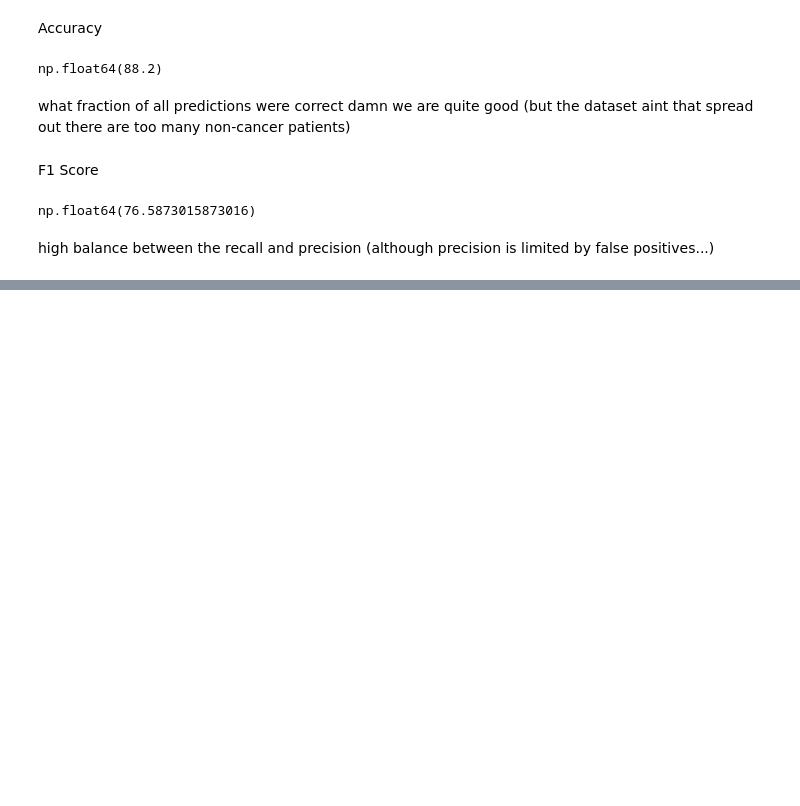
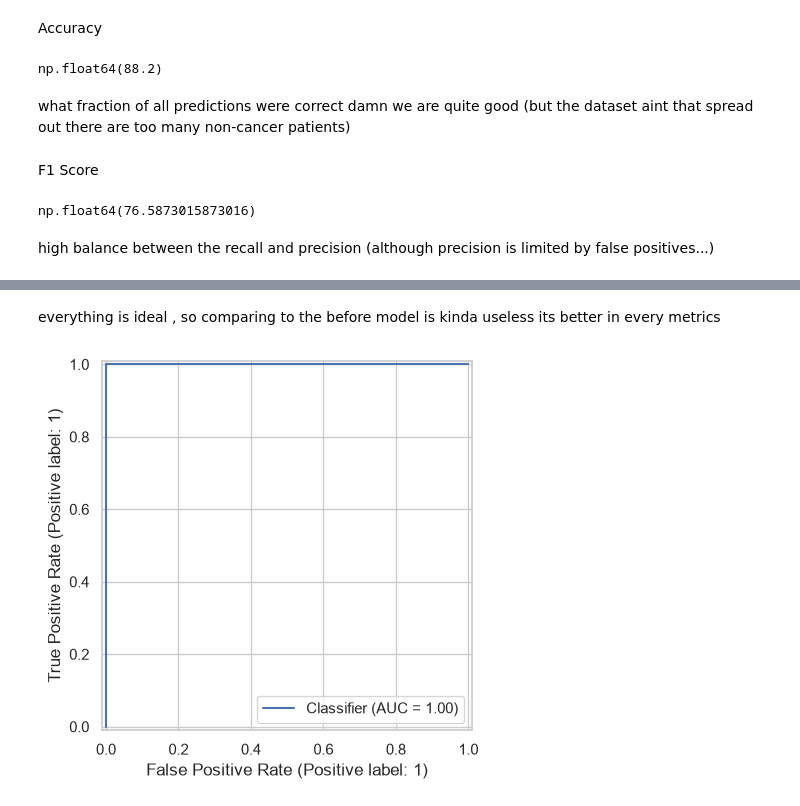
Before and after one commit to DanShaul/cv-part2-cancer, a Jupyter notebook: exercise_sol.ipynb, the cells around one changed output, grey strips where cells are left out. Drawn from its saved outputs; the diff is of its cells as text; code cells hidden in the pictures; blank space fills up the shorter version.

```diff
--- a/exercise_sol.ipynb
+++ b/exercise_sol.ipynb
@@ -170,0 +469,15 @@ high balance between the recall and precision (although precision is limited by
+# %% [markdown]
+everything is ideal , so comparing to the before model is
+kinda useless its better in every metrics
+# %%
+from sklearn.metrics import RocCurveDisplay
+import matplotlib.pyplot as plt
+
+RocCurveDisplay.from_predictions(
+    cancer_df["cancer"],
+    cancer_df["diameter"]
+)
+
+plt.show()
+# %% [output]
+[figure, added]
```
Also changed, not shown: parts of 19 cells of this notebook.
